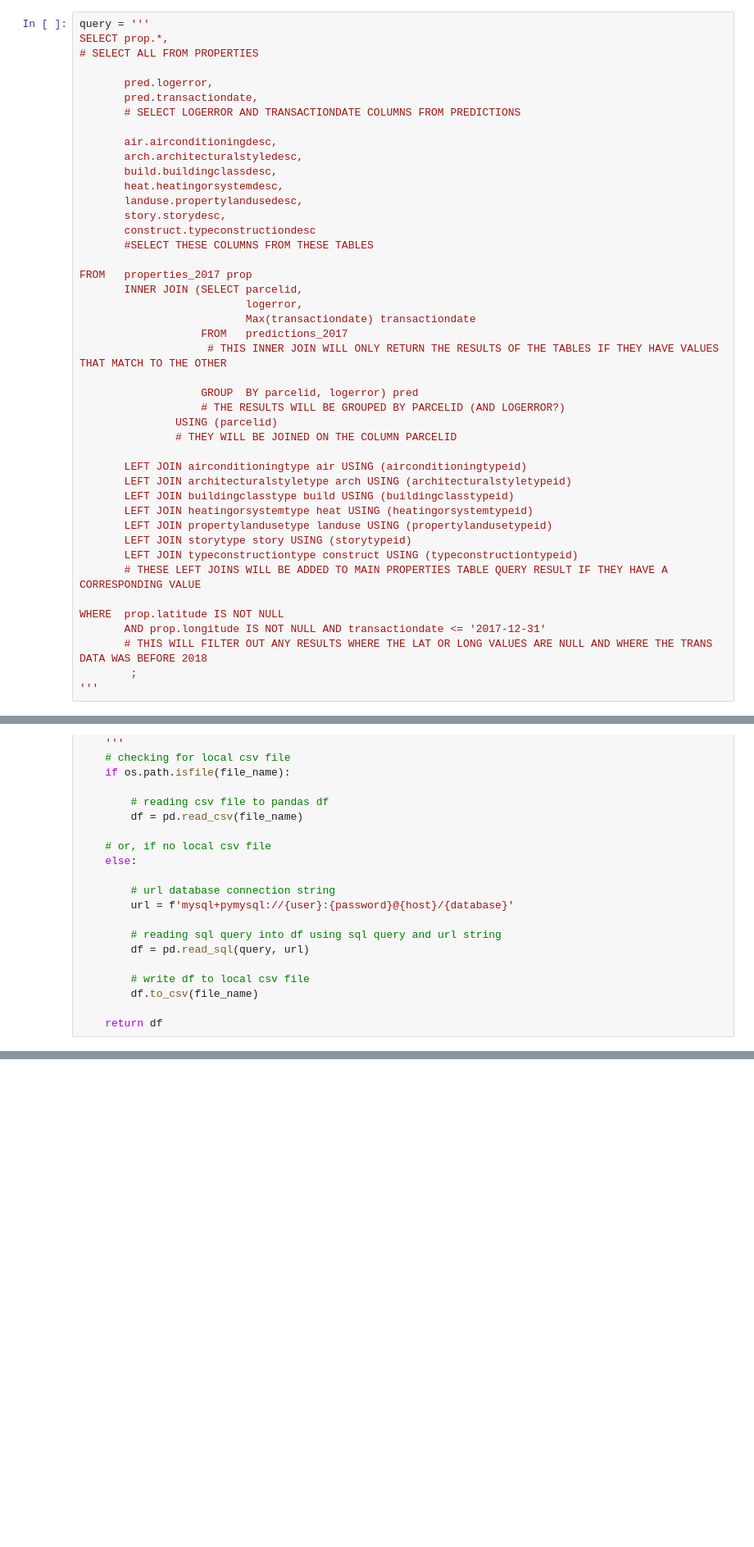
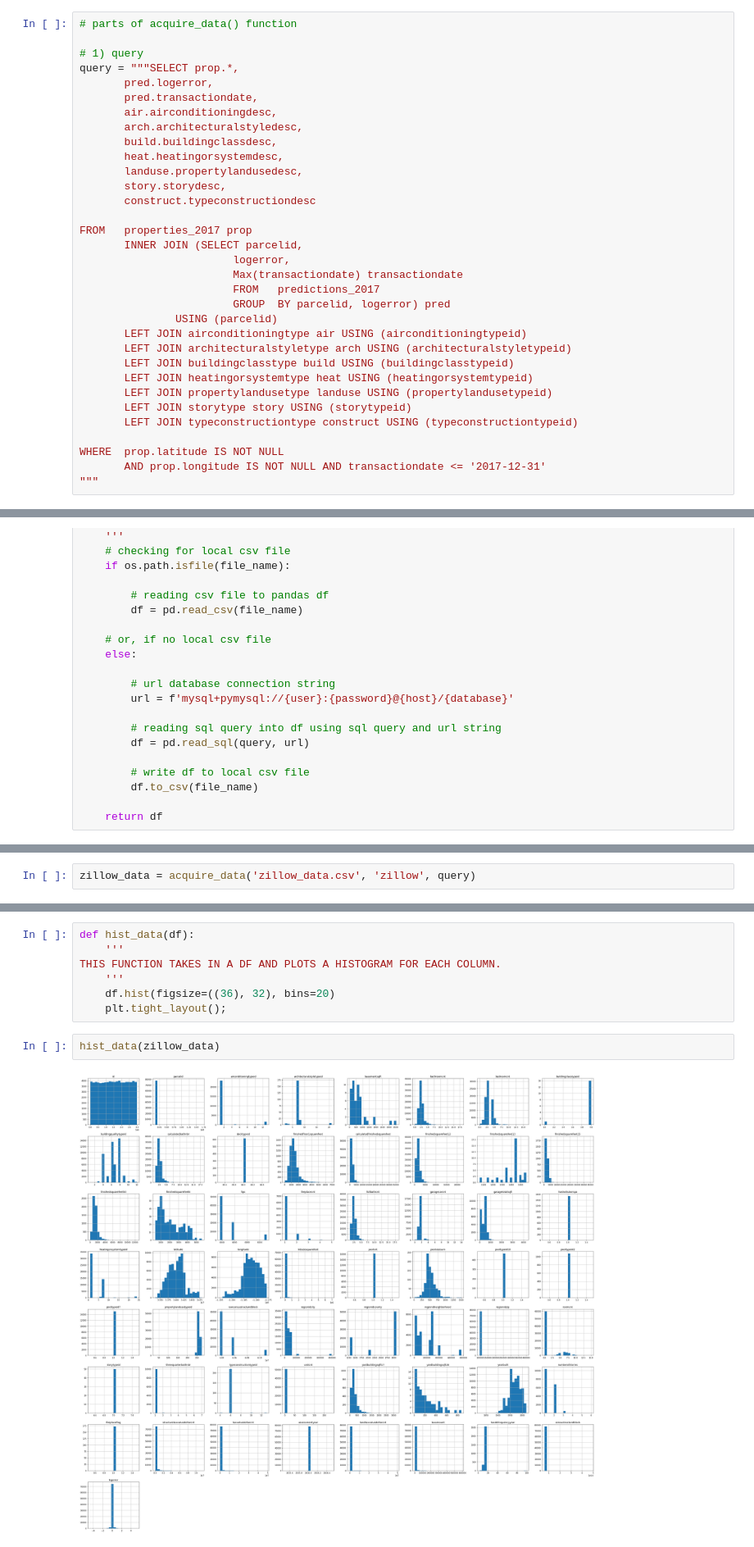
Before and after one commit to Jonessn22/clustering-exercises, a Jupyter notebook: 01b_wrangle_exercises.ipynb, the cells around one changed output, grey strips where cells are left out. Shown at 82% size. Saved outputs shown, nothing was run; the diff lists cells and outputs as text; blank space fills up the shorter version.

```diff
--- a/01b_wrangle_exercises.ipynb
+++ b/01b_wrangle_exercises.ipynb
@@ -47,12 +41,10 @@ Make sure to include:
 # %%
-query = '''
-SELECT prop.*,
-# SELECT ALL FROM PROPERTIES
+# parts of acquire_data() function
 
+# 1) query
+query = """SELECT prop.*,
        pred.logerror,
        pred.transactiondate,
-       # SELECT LOGERROR AND TRANSACTIONDATE COLUMNS FROM PREDICTIONS
-
        air.airconditioningdesc,
        arch.architecturalstyledesc,
        build.buildingclassdesc,
@@ -60,20 +52,14 @@ SELECT prop.*,
        landuse.propertylandusedesc,
        story.storydesc,
        construct.typeconstructiondesc
-       #SELECT THESE COLUMNS FROM THESE TABLES
 
 FROM   properties_2017 prop
        INNER JOIN (SELECT parcelid,
-       					  logerror,
-                          Max(transactiondate) transactiondate
-                   FROM   predictions_2017
-                    # THIS INNER JOIN WILL ONLY RETURN THE RESULTS OF THE TABLES IF THEY HAVE VALUES THAT MATCH TO THE OTHER
-
-                   GROUP  BY parcelid, logerror) pred
-                   # THE RESULTS WILL BE GROUPED BY PARCELID (AND LOGERROR?)
+                        logerror,
+                        Max(transactiondate) transactiondate
+                        FROM   predictions_2017
+                        GROUP  BY parcelid, logerror) pred
                USING (parcelid)
-               # THEY WILL BE JOINED ON THE COLUMN PARCELID
-
        LEFT JOIN airconditioningtype air USING (airconditioningtypeid)
        LEFT JOIN architecturalstyletype arch USING (architecturalstyletypeid)
        LEFT JOIN buildingclasstype build USING (buildingclasstypeid)
@@ -81,10 +67,7 @@ FROM   properties_2017 prop
        LEFT JOIN propertylandusetype landuse USING (propertylandusetypeid)
        LEFT JOIN storytype story USING (storytypeid)
        LEFT JOIN typeconstructiontype construct USING (typeconstructiontypeid)
-       # THESE LEFT JOINS WILL BE ADDED TO MAIN PROPERTIES TABLE QUERY RESULT IF THEY HAVE A CORRESPONDING VALUE
 
 WHERE  prop.latitude IS NOT NULL
        AND prop.longitude IS NOT NULL AND transactiondate <= '2017-12-31'
-       # THIS WILL FILTER OUT ANY RESULTS WHERE THE LAT OR LONG VALUES ARE NULL AND WHERE THE TRANS DATA WAS BEFORE 2018
-        ;
-'''
+"""
@@ -491,0 +137,2 @@ _____________________________________________
+# %%
+zillow_data = acquire_data('zillow_data.csv', 'zillow', query)
@@ -491,0 +261,11 @@ _____________________________________________
+# %%
+def hist_data(df):
+    '''
+THIS FUNCTION TAKES IN A DF AND PLOTS A HISTOGRAM FOR EACH COLUMN.
+    '''
+    df.hist(figsize=((36), 32), bins=20)
+    plt.tight_layout();
+# %%
+hist_data(zillow_data)
+# %% [output]
+[figure, added]
```
Also changed, not shown: parts of 90 cells of this notebook, 1 other file.
